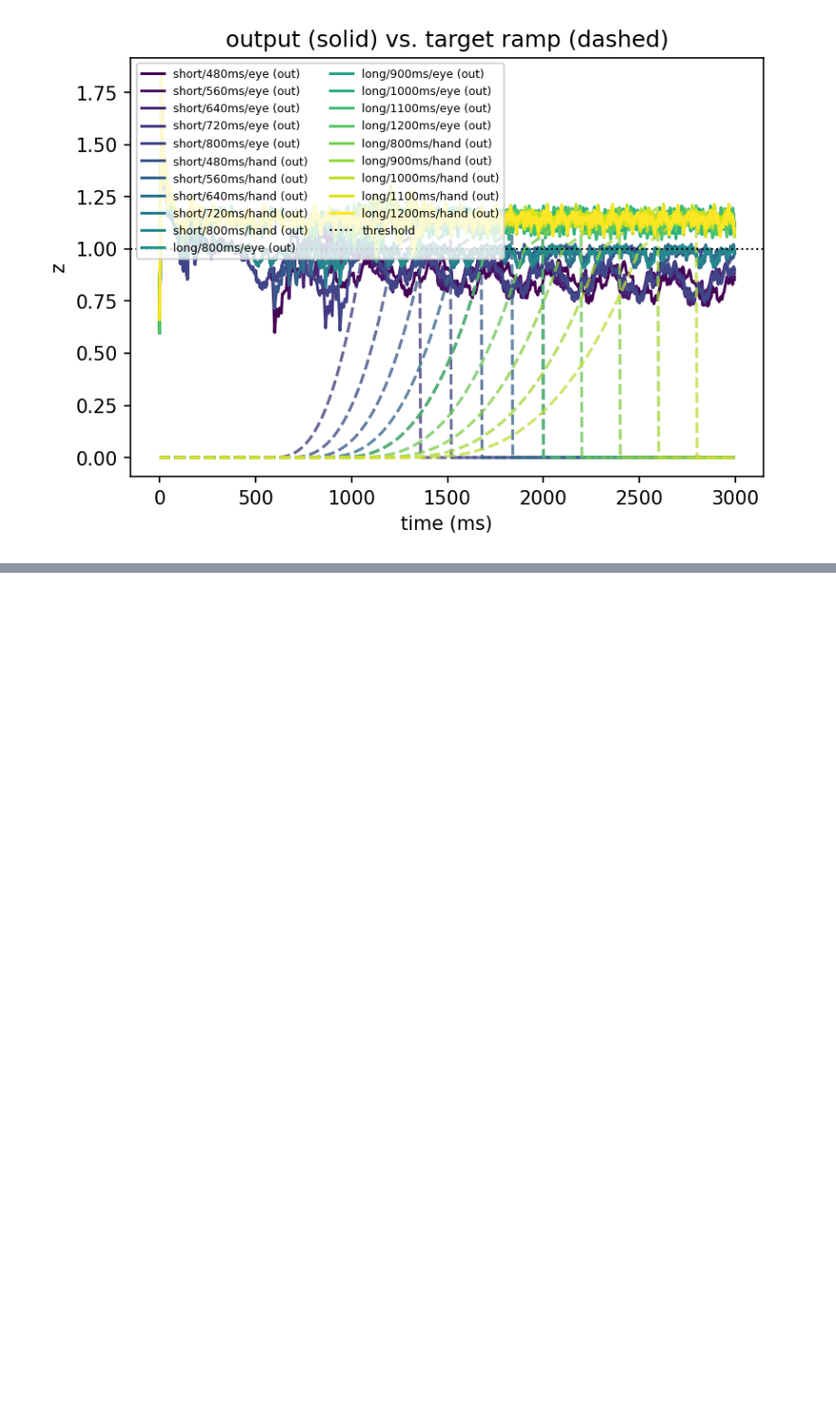
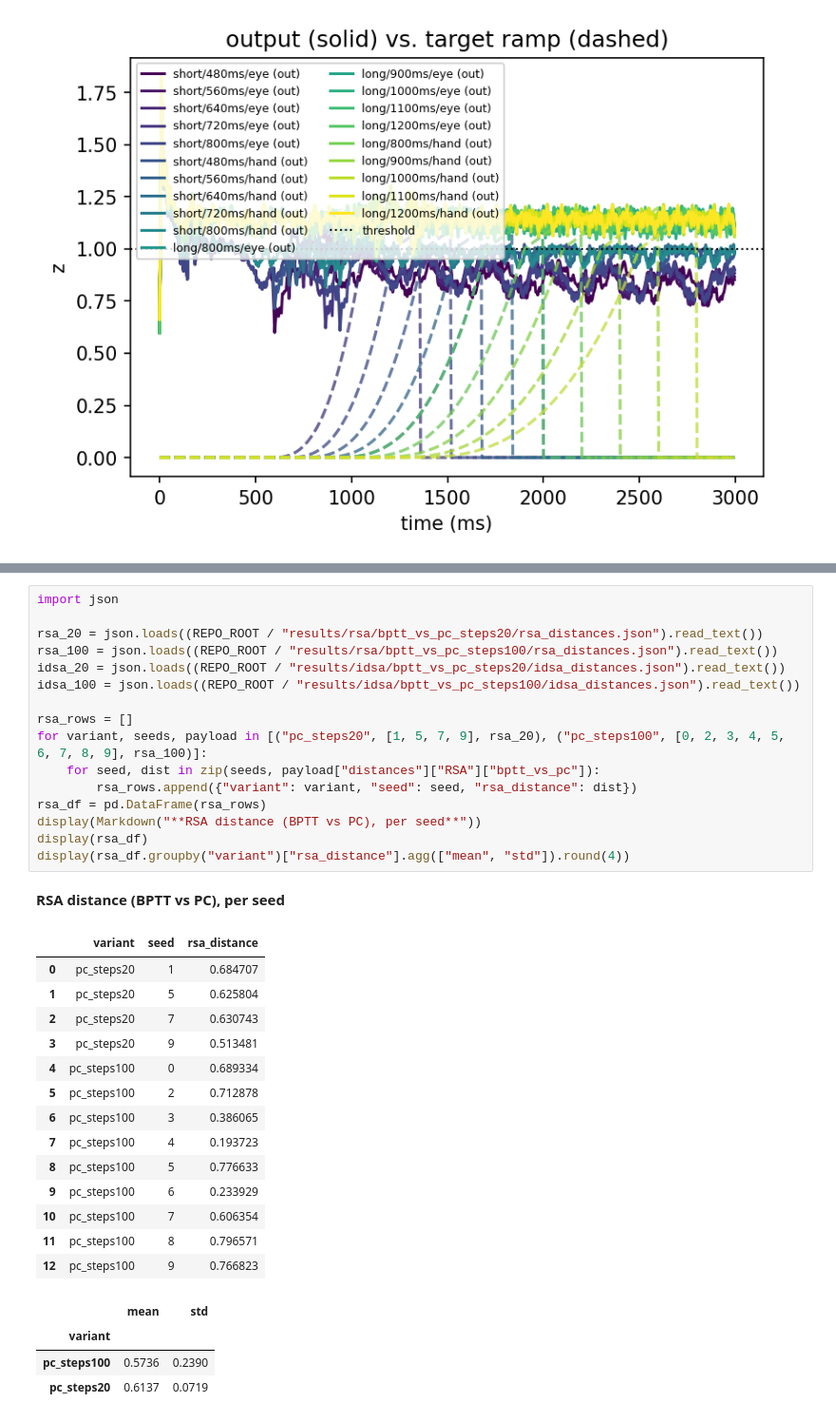
Before and after one commit to fionaliu0105/dynamics-rsg, a Jupyter notebook: notebooks/results_summary.ipynb, the cells around one changed output, grey strips where cells are left out. Shown at 95% size. Saved outputs shown, nothing was run; the diff lists cells and outputs as text; blank space fills up the shorter version.

```diff
--- a/notebooks/results_summary.ipynb
+++ b/notebooks/results_summary.ipynb
@@ -120,0 +135,36 @@ display(Image(filename=REPO_ROOT / "results/figures/pc_steps100/seed_0003/pc_out
+# %%
+import json
+
+rsa_20 = json.loads((REPO_ROOT / "results/rsa/bptt_vs_pc_steps20/rsa_distances.json").read_text())
+rsa_100 = json.loads((REPO_ROOT / "results/rsa/bptt_vs_pc_steps100/rsa_distances.json").read_text())
+idsa_20 = json.loads((REPO_ROOT / "results/idsa/bptt_vs_pc_steps20/idsa_distances.json").read_text())
+idsa_100 = json.loads((REPO_ROOT / "results/idsa/bptt_vs_pc_steps100/idsa_distances.json").read_text())
+
+rsa_rows = []
+for variant, seeds, payload in [("pc_steps20", [1, 5, 7, 9], rsa_20), ("pc_steps100", [0, 2, 3, 4, 5, 6, 7, 8, 9], rsa_100)]:
+    for seed, dist in zip(seeds, payload["distances"]["RSA"]["bptt_vs_pc"]):
+        rsa_rows.append({"variant": variant, "seed": seed, "rsa_distance": dist})
+rsa_df = pd.DataFrame(rsa_rows)
+display(Markdown("**RSA distance (BPTT vs PC), per seed**"))
+display(rsa_df)
+display(rsa_df.groupby("variant")["rsa_distance"].agg(["mean", "std"]).round(4))
+# %% [output]
+**RSA distance (BPTT vs PC), per seed**
+|  | variant | seed | rsa_distance |
+| 0 | pc_steps20 | 1 | 0.684707 |
+| 1 | pc_steps20 | 5 | 0.625804 |
+| 2 | pc_steps20 | 7 | 0.630743 |
+| 3 | pc_steps20 | 9 | 0.513481 |
+| 4 | pc_steps100 | 0 | 0.689334 |
+| 5 | pc_steps100 | 2 | 0.712878 |
+| 6 | pc_steps100 | 3 | 0.386065 |
+| 7 | pc_steps100 | 4 | 0.193723 |
+| 8 | pc_steps100 | 5 | 0.776633 |
+| 9 | pc_steps100 | 6 | 0.233929 |
+| 10 | pc_steps100 | 7 | 0.606354 |
+| 11 | pc_steps100 | 8 | 0.796571 |
+| 12 | pc_steps100 | 9 | 0.766823 |
+|  | mean | std |
+| variant |  |  |
+| pc_steps100 | 0.5736 | 0.2390 |
+| pc_steps20 | 0.6137 | 0.0719 |
```
Also changed, not shown: parts of 4 cells of this notebook, 4 other files.
